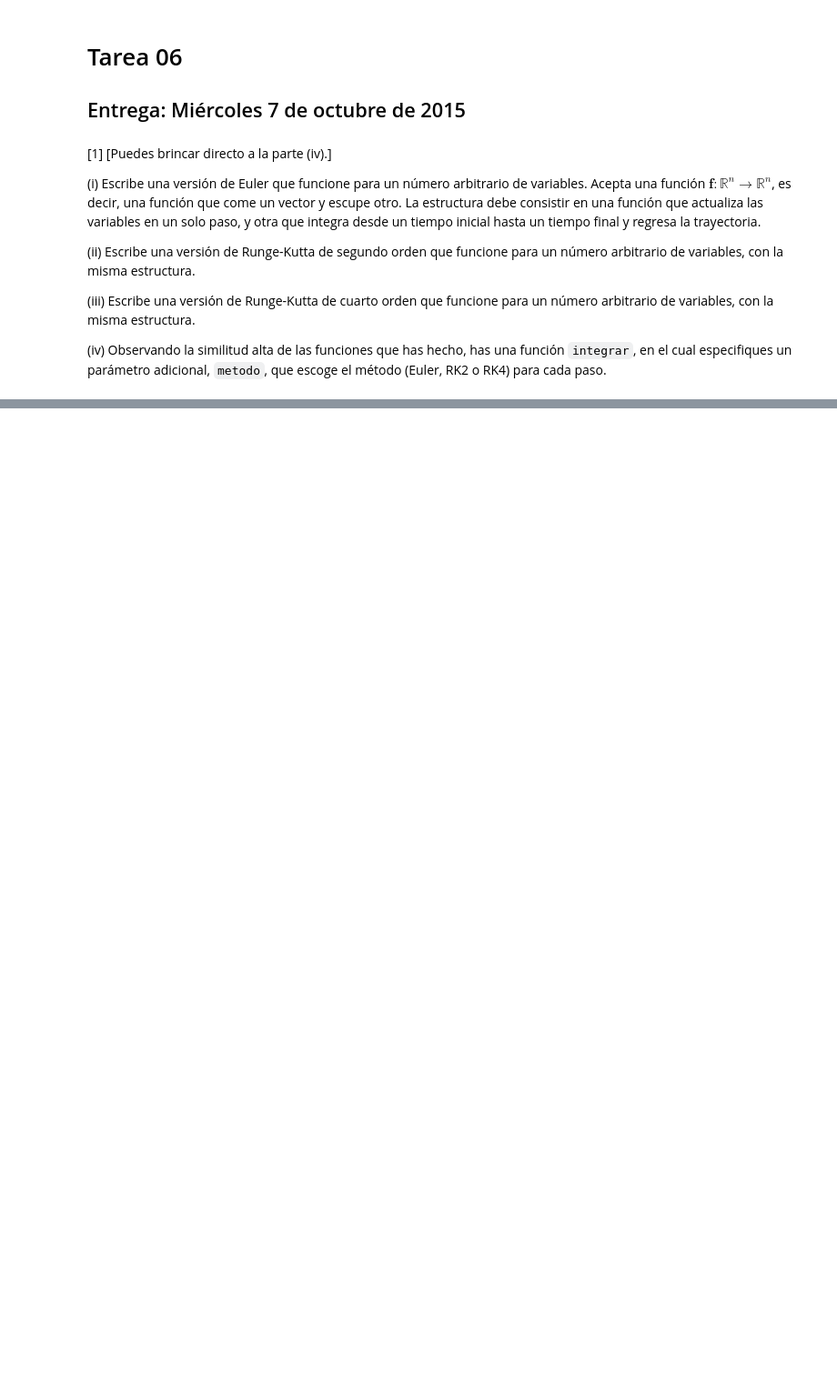
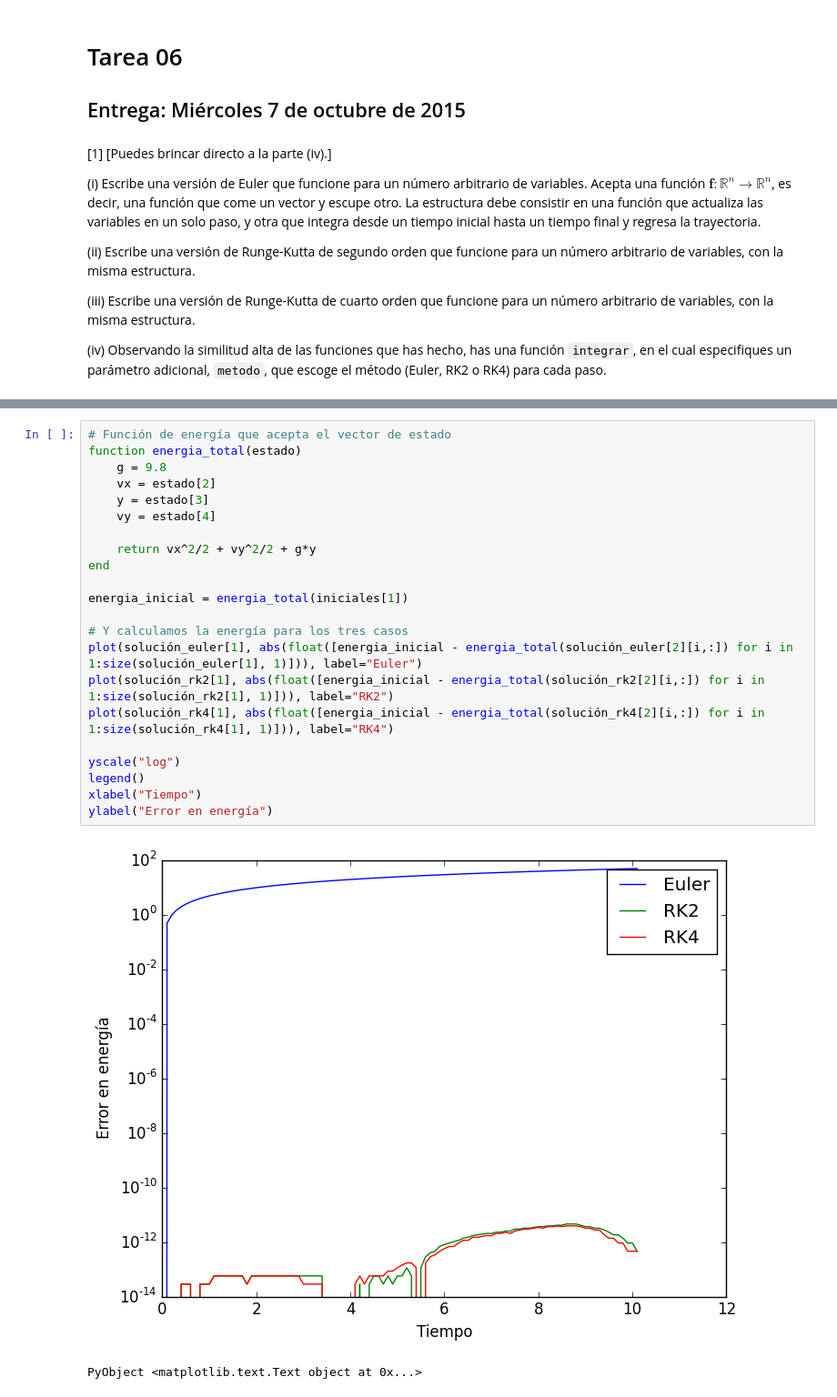
Before and after one commit to ivan-galinskiy/fisica_computacional, a Jupyter notebook: tareas/Tarea 06.ipynb, the cells around one changed output, grey strips where cells are left out. Shown at 91% size. Cells and saved outputs as stored; diff of their text form; blank space fills up the shorter version.

```diff
--- a/tareas/Tarea 06.ipynb
+++ b/tareas/Tarea 06.ipynb
@@ -61,0 +157,25 @@ integrar (generic function with 2 methods)
+# %%
+# Función de energía que acepta el vector de estado
+function energia_total(estado)
+    g = 9.8
+    vx = estado[2]
+    y = estado[3]
+    vy = estado[4]
+
+    return vx^2/2 + vy^2/2 + g*y
+end
+
+energia_inicial = energia_total(iniciales[1])
+
+# Y calculamos la energía para los tres casos
+plot(solución_euler[1], abs(float([energia_inicial - energia_total(solución_euler[2][i,:]) for i in 1:size(solución_euler[1], 1)])), label="Euler")
+plot(solución_rk2[1], abs(float([energia_inicial - energia_total(solución_rk2[2][i,:]) for i in 1:size(solución_rk2[1], 1)])), label="RK2")
+plot(solución_rk4[1], abs(float([energia_inicial - energia_total(solución_rk4[2][i,:]) for i in 1:size(solución_rk4[1], 1)])), label="RK4")
+
+yscale("log")
+legend()
+xlabel("Tiempo")
+ylabel("Error en energía")
+# %% [output]
+[figure, added]
+PyObject <matplotlib.text.Text object at 0x...>
```
Also changed, not shown: parts of 10 cells of this notebook.
